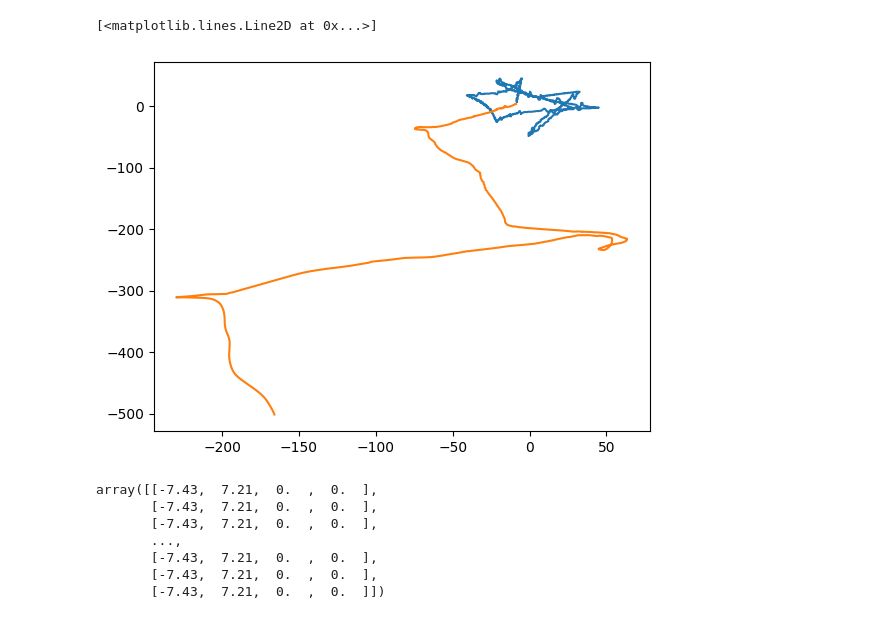
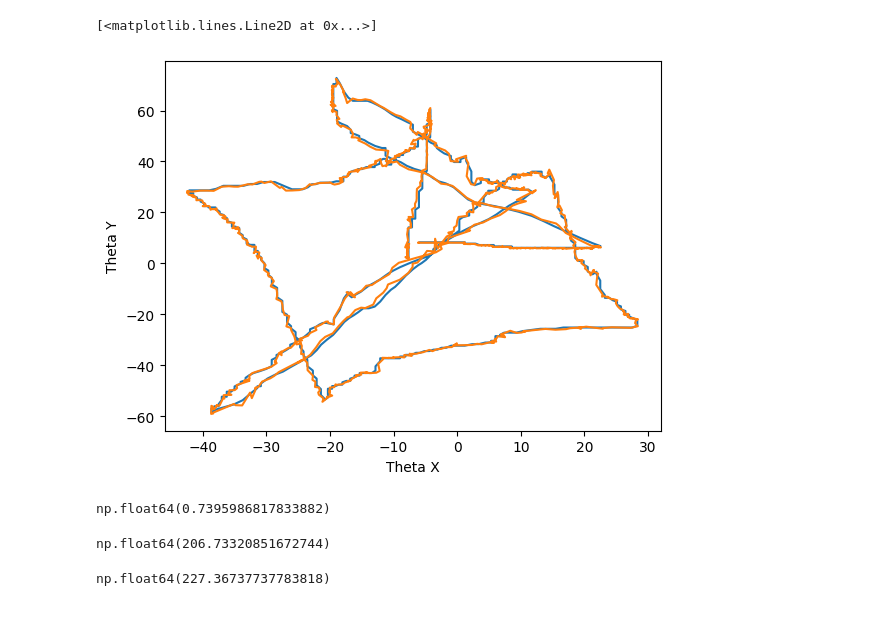
Before and after one commit to ansue1234/RobLimbFK, a Jupyter notebook: ros_ws/src/notebooks/viz_result.ipynb, the cells around one changed output. Saved outputs shown, nothing was run; the diff lists cells and outputs as text; code cells hidden in the pictures.

Commit message:
visualiztion of hardware results

```diff
--- a/ros_ws/src/notebooks/viz_result.ipynb
+++ b/ros_ws/src/notebooks/viz_result.ipynb
@@ -4,7 +4,7 @@ import numpy as np
 import pandas as pd
 import torch
 # %%
-result_file = '../exp_results/2024_08_18_19_54_15.txt'
+result_file = '../exp_results/2024_08_18_18_50_08.txt'
 with open(result_file, 'r') as f:
     lines = f.readlines()
 
@@ -30,17 +30,23 @@ predicted_thetas = np.array(predicted_thetas)
 throttles = np.array(throttles)
 # %%
 plt.plot(actual_thetas[:, 0], actual_thetas[:, 1], label='Actual Thetas')
+plt.xlabel('Theta X')
+plt.ylabel('Theta Y')
 plt.plot(predicted_thetas[:, 0], predicted_thetas[:, 1], label='Predicted Thetas')
 # %% [output]
 [<matplotlib.lines.Line2D at 0x...>]
-[figure, old version]
+[figure, new version]
-# %%
-actual_thetas
-# %% [output]
-array([[-7.43,  7.21,  0.  ,  0.  ],
-       [-7.43,  7.21,  0.  ,  0.  ],
-       [-7.43,  7.21,  0.  ,  0.  ],
-       ...,
-       [-7.43,  7.21,  0.  ,  0.  ],
-       [-7.43,  7.21,  0.  ,  0.  ],
-       [-7.43,  7.21,  0.  ,  0.  ]])
+# %%
+np.sqrt(np.mean((actual_thetas[:, 0] - predicted_thetas[:, 0])**2 + (actual_thetas[:, 1] - predicted_thetas[:, 1])**2))
+# %% [output]
+np.float64(0.7395986817833882)
+# %%
+np.sqrt(np.mean((actual_thetas - predicted_thetas)**2))
+# %% [output]
+np.float64(206.73320851672744)
+# %%
+vel_from_pos = np.diff(predicted_thetas[:, :2], axis=0)
+pred_state = np.concatenate([predicted_thetas[:-1, :2], vel_from_pos], axis=1)
+np.sqrt(np.mean((actual_thetas[:-1, 2:] - pred_state[:, 2:])**2))
+# %% [output]
+np.float64(227.36737737783818)
```
Also changed, not shown: parts of 6 cells of this notebook.
